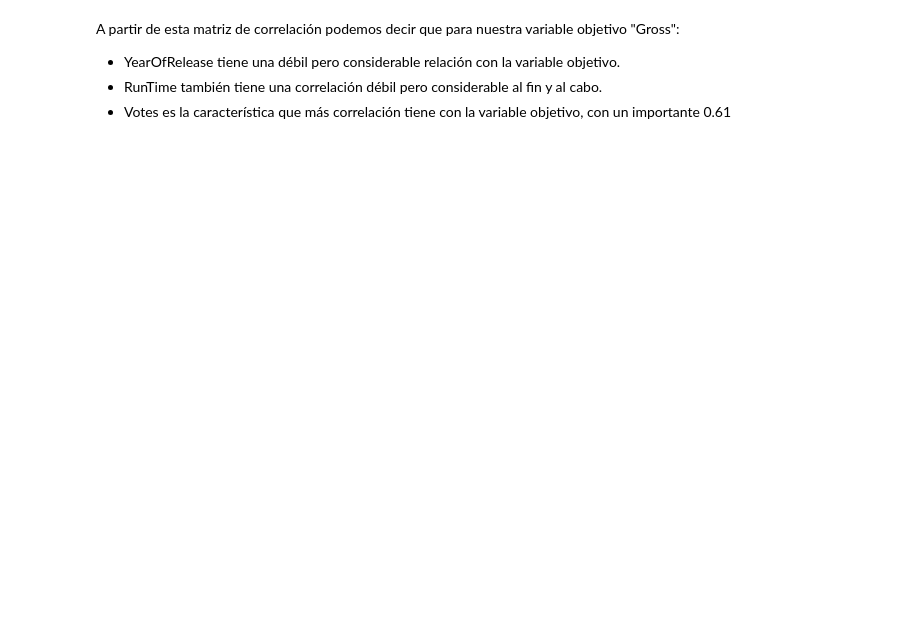
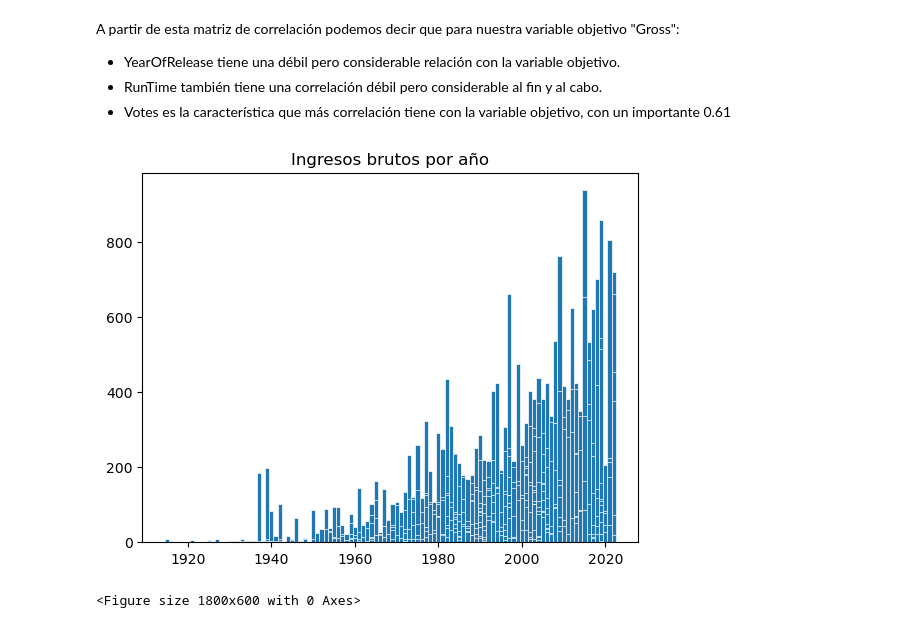
Before and after one commit to pablo11-exe/Talleres-ML, a Jupyter notebook: Taller2.ipynb, the cells around one changed output. Drawn from its saved outputs; the diff is of its cells as text; code cells hidden in the pictures; blank space fills up the shorter version.

```diff
--- a/Taller2.ipynb
+++ b/Taller2.ipynb
@@ -192,3 +220,16 @@ A partir de esta matriz de correlación podemos decir que para nuestra variable
 - YearOfRelease tiene una débil pero considerable relación con la variable objetivo.
 - RunTime también tiene una correlación débil pero considerable al fin y al cabo.
 - Votes es la característica que más correlación tiene con la variable objetivo, con un importante 0.61
+# %%
+y = df['Gross']
+# %%
+X = df[['YearOfRelease', 'RunTime', 'Votes']]
+# %%
+fig, ax = plt.subplots()
+ax.bar(X['YearOfRelease'], y, width=1, edgecolor="white", linewidth=0.5)
+plt.title('Ingresos brutos por año')
+plt.figure(figsize=(18,6))
+plt.show()
+# %% [output]
+[figure, added]
+<Figure size 1800x600 with 0 Axes>
```
Also changed, not shown: parts of 10 cells of this notebook.
